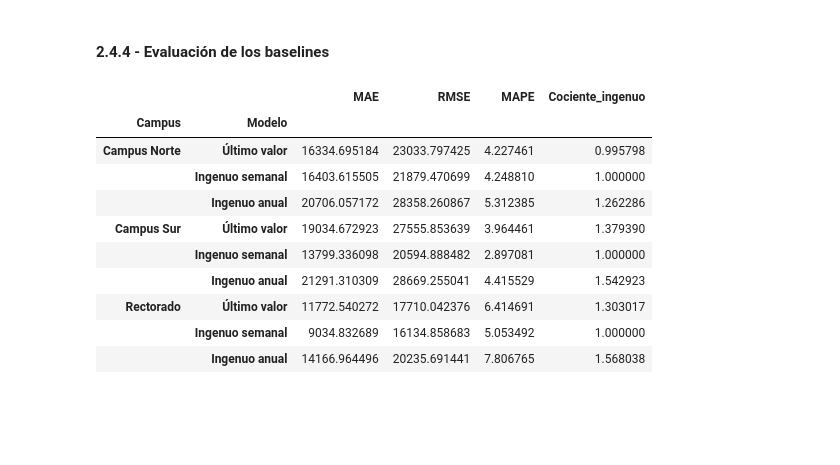
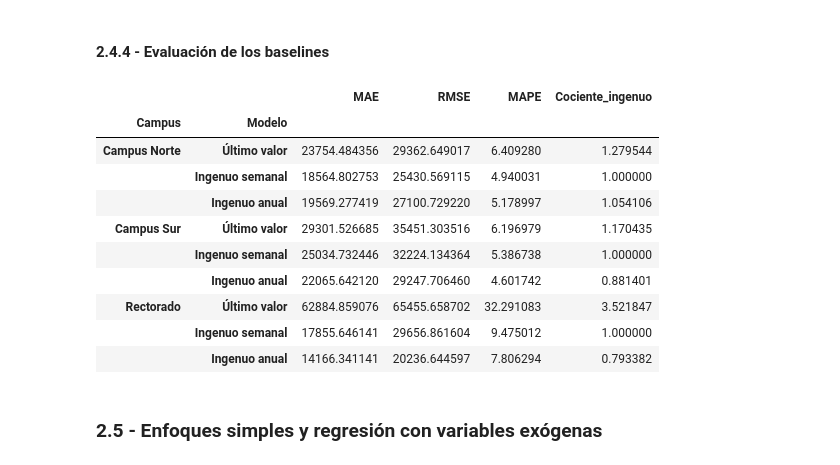
Before and after one commit to Martin-Kugler/network-attacks-and-energetic-efficiency-mcp, a Jupyter notebook: consumo_campus.ipynb, the cells around one changed output. Cells and saved outputs as stored; diff of their text form; code cells hidden in the pictures; blank space fills up the shorter version.

```diff
--- a/consumo_campus.ipynb
+++ b/consumo_campus.ipynb
@@ -277,7 +339,7 @@ for idx, campus in enumerate(['Campus Norte', 'Campus Sur', 'Rectorado']):
 
     # 2.2) Creamos el mapa de calor
     sns.heatmap(pivot_estacional, cmap='YlGnBu', ax=axes[idx], cbar_kws={'label': 'kWh/bloque'})
-    axes[idx].set_title(f"Doble Estacionalidad: {campus}")
+    axes[idx].set_title(f"Estacionalidad diaria y semanal: {campus}")
     axes[idx].set_xlabel("Hora del día")
     axes[idx].set_ylabel("Día de la semana" if idx == 0 else "")
 
@@ -302,8 +366,11 @@ temp_cons_join = temperaturas.join(consumo_agregado, how="inner", lsuffix="_temp
 fig, ax = plt.subplots(1, 3, figsize=(20, 5))
 
 for i, campus in enumerate(["Campus Norte", "Campus Sur", "Rectorado"]):
+    # Se usa una etiqueta de texto para que la leyenda corresponda a cada color
+    # (con un hue booleano la leyenda original quedaba invertida: False aparecía como "Sí")
+    tipo_dia = pd.Series(np.where(temp_cons_join.index.dayofweek < 5, "Laborable", "Fin de semana"),
+                         index=temp_cons_join.index, name="Tipo de día")
     sns.scatterplot(x=f"{campus}_temp", y=f"{campus}_cons", data=temp_cons_join,
-                    ax=ax[i], alpha=0.3, hue=temp_cons_join.index.dayofweek.isin(list(range(5))))
+                    ax=ax[i], alpha=0.3, hue=tipo_dia)
     ax[i].set_title(f"Relación entre temperatura y consumo en {campus}")
-    ax[i].legend(title="Día laborable", labels=["Sí", "No"])
 # %% [output]
@@ -592,26 +669,28 @@ def calcular_metricas(y_true, y_pred):
 # %% [markdown]
 #### 2.4.3 - Baselines
 # %%
-def generar_baselines(serie):
+def generar_baselines(serie, fin_train=fin_train, inicio_test=inicio_test, fin_test=fin_test):
     """
-    Genera los 3 baselines obligatorios sobre una serie diaria.
+    Genera los 3 baselines para el periodo de test.
     """
-    idx = serie.index
+    idx_test = serie.loc[inicio_test:fin_test].index
+    entrenamiento = serie.loc[:fin_train]
 
-    # 1) Último valor observado (día anterior)
-    base_ultimo = serie.shift(1)
+    # 1) Último valor observado (se repite el último valor de entrenamiento durante todo el test)
+    base_ultimo = pd.Series(entrenamiento.iloc[-1], index=idx_test)
 
-    # 2) Ingenuo estacional semanal (mismo día de la semana anterior)
-    base_semanal = serie.shift(7)
+    # 2) Ingenuo estacional semanal (se recicla la última semana observada de forma cíclica)
+    ultima_semana = entrenamiento.iloc[-7:]
+    dias_desde_fin = (idx_test - entrenamiento.index[-1]).days
+    base_semanal = pd.Series(ultima_semana.values[(dias_desde_fin - 1) % 7], index=idx_test)
 
-    # 3) Ingenuo estacional anual (misma fecha del año anterior)
+    # 3) Ingenuo estacional anual (mismo día del año anterior).
     # Se debe evitar usar shift(365) directamente, ya que no todos los años tienen 365 días (años bisiestos).
     # En su lugar, se puede usar pd.DateOffset para restar un año completo a cada fecha (al índice).
-    fechas_anio_anterior = idx - pd.DateOffset(years=1)
-    base_anual = pd.Series(serie.reindex(fechas_anio_anterior).values, index=idx, name="anual")
+    base_anual = pd.Series(serie.reindex(idx_test - pd.DateOffset(years=1)).values, index=idx_test)
 
     return pd.DataFrame({
-        "real": serie,
+        "real": serie.loc[inicio_test:fin_test],
         "ultimo_valor": base_ultimo,
         "ingenuo_semanal": base_semanal,
         "ingenuo_anual": base_anual,
@@ -624,43 +703,44 @@ resultados_test = []
 # 1) Recorremos cada campus
 for campus in consumo_agregado.columns:
 
-    # 2) Generamos los 3 baselines para el campus
-    baselines = generar_baselines(consumo_agregado[campus])
-    baselines_test = baselines.loc[inicio_test:fin_test]
+    # 2) Generamos los 3 baselines (origen fijo) para el campus, solo para el periodo de test
+    baselines_test = generar_baselines(consumo_agregado[campus])
 
     # 3) Calculamos métricas de los 3 baselines en test
     m_ultimo = calcular_metricas(baselines_test["real"], baselines_test["ultimo_valor"])
     m_semanal = calcular_metricas(baselines_test["real"], baselines_test["ingenuo_semanal"])
     m_anual = calcular_metricas(baselines_test["real"], baselines_test["ingenuo_anual"])
 
     # 4) Guardamos el MAE del baseline ingenuo semanal como referencia
     # para calcular posteriormente el cociente frente al ingenuo
     mae_ref = m_semanal["MAE"]
 
     # 5) Recorremos las métricas de cada baseline y guardamos los resultados en la lista de resultados_test
     for nombre_base, met in [("Último valor", m_ultimo), ("Ingenuo semanal", m_semanal), ("Ingenuo anual", m_anual)]:
         resultados_test.append({
             "Campus": campus,
             "Modelo": nombre_base,
             "MAE": met["MAE"],
             "RMSE": met["RMSE"],
             "MAPE": met["MAPE"],
             "Cociente_ingenuo": met["MAE"] / mae_ref,
         })
 
 # 6) Mostramos los resultados de la evaluación de los baselines en un DataFrame
 df_evaluacion_baselines = pd.DataFrame(resultados_test)
 df_evaluacion_baselines.set_index(["Campus", "Modelo"], inplace=True)
 df_evaluacion_baselines
 # %% [output]
 |  |  | MAE | RMSE | MAPE | Cociente_ingenuo |
 | Campus | Modelo |  |  |  |  |
-| Campus Norte | Último valor | 16334.695184 | 23033.797425 | 4.227461 | 0.995798 |
-|  | Ingenuo semanal | 16403.615505 | 21879.470699 | 4.248810 | 1.000000 |
-|  | Ingenuo anual | 20706.057172 | 28358.260867 | 5.312385 | 1.262286 |
-| Campus Sur | Último valor | 19034.672923 | 27555.853639 | 3.964461 | 1.379390 |
-|  | Ingenuo semanal | 13799.336098 | 20594.888482 | 2.897081 | 1.000000 |
-|  | Ingenuo anual | 21291.310309 | 28669.255041 | 4.415529 | 1.542923 |
-| Rectorado | Último valor | 11772.540272 | 17710.042376 | 6.414691 | 1.303017 |
-|  | Ingenuo semanal | 9034.832689 | 16134.858683 | 5.053492 | 1.000000 |
-|  | Ingenuo anual | 14166.964496 | 20235.691441 | 7.806765 | 1.568038 |
+| Campus Norte | Último valor | 23754.484356 | 29362.649017 | 6.409280 | 1.279544 |
+|  | Ingenuo semanal | 18564.802753 | 25430.569115 | 4.940031 | 1.000000 |
+|  | Ingenuo anual | 19569.277419 | 27100.729220 | 5.178997 | 1.054106 |
+| Campus Sur | Último valor | 29301.526685 | 35451.303516 | 6.196979 | 1.170435 |
+|  | Ingenuo semanal | 25034.732446 | 32224.134364 | 5.386738 | 1.000000 |
+|  | Ingenuo anual | 22065.642120 | 29247.706460 | 4.601742 | 0.881401 |
+| Rectorado | Último valor | 62884.859076 | 65455.658702 | 32.291083 | 3.521847 |
+|  | Ingenuo semanal | 17855.646141 | 29656.861604 | 9.475012 | 1.000000 |
+|  | Ingenuo anual | 14166.341141 | 20236.644597 | 7.806294 | 0.793382 |
+# %% [markdown]
+### **2.5 - Enfoques simples y regresión con variables exógenas**
```
Also changed, not shown: parts of 29 cells of this notebook.
